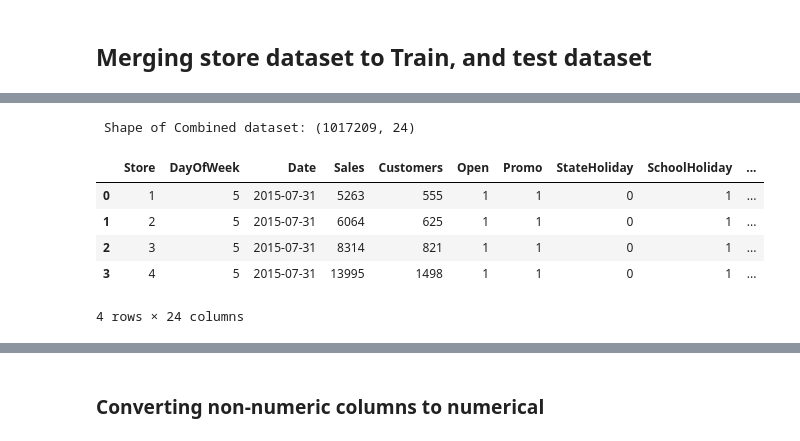
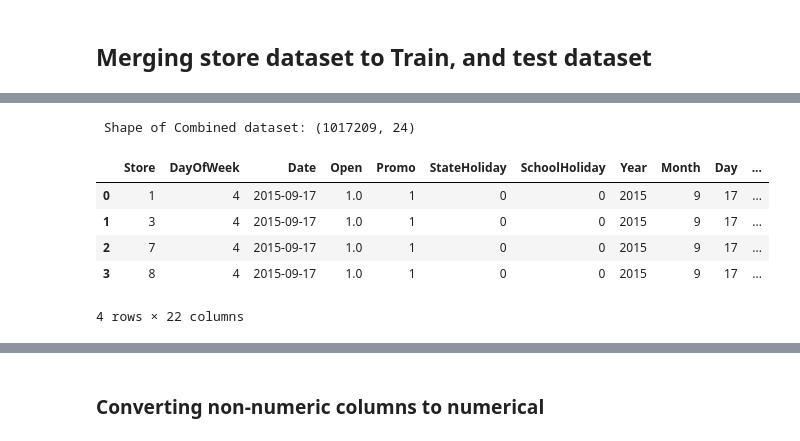
Before and after one commit to Caphace-Ethan/Pharmaceutical-Sales-Prediction, a Jupyter notebook: notebooks/Prediction_of_store_sales.ipynb, the cells around one changed output, grey strips where cells are left out. Drawn from its saved outputs; the diff is of its cells as text; code cells hidden in the pictures.

Commit message:
Joining test and store datasets

```diff
--- a/notebooks/Prediction_of_store_sales.ipynb
+++ b/notebooks/Prediction_of_store_sales.ipynb
@@ -447,4 +447,9 @@ try:
 except Exception as e:
     print(e)
     logging.exception(f"Exception occured while merging store to train and test datasets, Exception:{e}")
+# %%
+#merging test and store data
+test_store_data = pd.merge(test_data, store_data, how = 'left',left_on=test_data.Store, right_on=store_data.Store)
+test_store_data.drop(['key_0', 'Store_y'], axis=1, inplace=True)
+test_store_data = test_store_data.rename(columns={'Store_x':'Store'})
 # %%
@@ -453,15 +469,32 @@ test_data = test_data.drop(columns=['Id'])
+# %%
+test_store_data['StoreType'] = test_store_data['StoreType_x']
+test_store_data['Assortment'] = test_store_data['Assortment_x']
+test_store_data['CompetitionDistance'] = test_store_data['CompetitionDistance_x']
+test_store_data['CompetitionOpenSinceMonth'] = test_store_data['CompetitionOpenSinceMonth_x']
+test_store_data['CompetitionOpenSinceYear'] = test_store_data['CompetitionOpenSinceYear_x']
+test_store_data['Promo2'] = test_store_data['Promo2_x']
+test_store_data['Promo2SinceWeek'] = test_store_data['Promo2SinceWeek_x']
+test_store_data['Promo2SinceYear'] = test_store_data['Promo2SinceYear_x']
+test_store_data['PromoInterval'] = test_store_data['PromoInterval_x']
+
+columns_to_drop = ['StoreType_x', 'Assortment_x', 'CompetitionDistance_x', 'CompetitionOpenSinceMonth_x',
+       'CompetitionOpenSinceYear_x', 'Promo2_x', 'Promo2SinceWeek_x','Promo2SinceYear_x', 'PromoInterval_x',
+       'StoreType_y', 'Assortment_y', 'CompetitionDistance_y', 'CompetitionOpenSinceMonth_y','CompetitionOpenSinceYear_y',
+       'Promo2_y', 'Promo2SinceWeek_y', 'Promo2SinceYear_y', 'PromoInterval_y']
+
+test_store_data = test_store_data.drop(columns=columns_to_drop)
 # %%
 print(f" Shape of Combined dataset: {shape}")
 # train_store_data.head(4)
-train_store_data.head(4)
+test_store_data.head(4)
 # %% [output]
  Shape of Combined dataset: (1017209, 24)
-|  | Store | DayOfWeek | Date | Sales | Customers | Open | Promo | StateHoliday | SchoolHoliday | ... |
-| 0 | 1 | 5 | 2015-07-31 | 5263 | 555 | 1 | 1 | 0 | 1 | ... |
-| 1 | 2 | 5 | 2015-07-31 | 6064 | 625 | 1 | 1 | 0 | 1 | ... |
-| 2 | 3 | 5 | 2015-07-31 | 8314 | 821 | 1 | 1 | 0 | 1 | ... |
-| 3 | 4 | 5 | 2015-07-31 | 13995 | 1498 | 1 | 1 | 0 | 1 | ... |
+|  | Store | DayOfWeek | Date | Open | Promo | StateHoliday | SchoolHoliday | Year | Month | Day | ... |
+| 0 | 1 | 4 | 2015-09-17 | 1.0 | 1 | 0 | 0 | 2015 | 9 | 17 | ... |
+| 1 | 3 | 4 | 2015-09-17 | 1.0 | 1 | 0 | 0 | 2015 | 9 | 17 | ... |
+| 2 | 7 | 4 | 2015-09-17 | 1.0 | 1 | 0 | 0 | 2015 | 9 | 17 | ... |
+| 3 | 8 | 4 | 2015-09-17 | 1.0 | 1 | 0 | 0 | 2015 | 9 | 17 | ... |
-4 rows × 24 columns
+4 rows × 22 columns
 # %%
 # Checking for non-numeric columns
 train_store_data.info()
```
Also changed, not shown: parts of 8 cells of this notebook.
